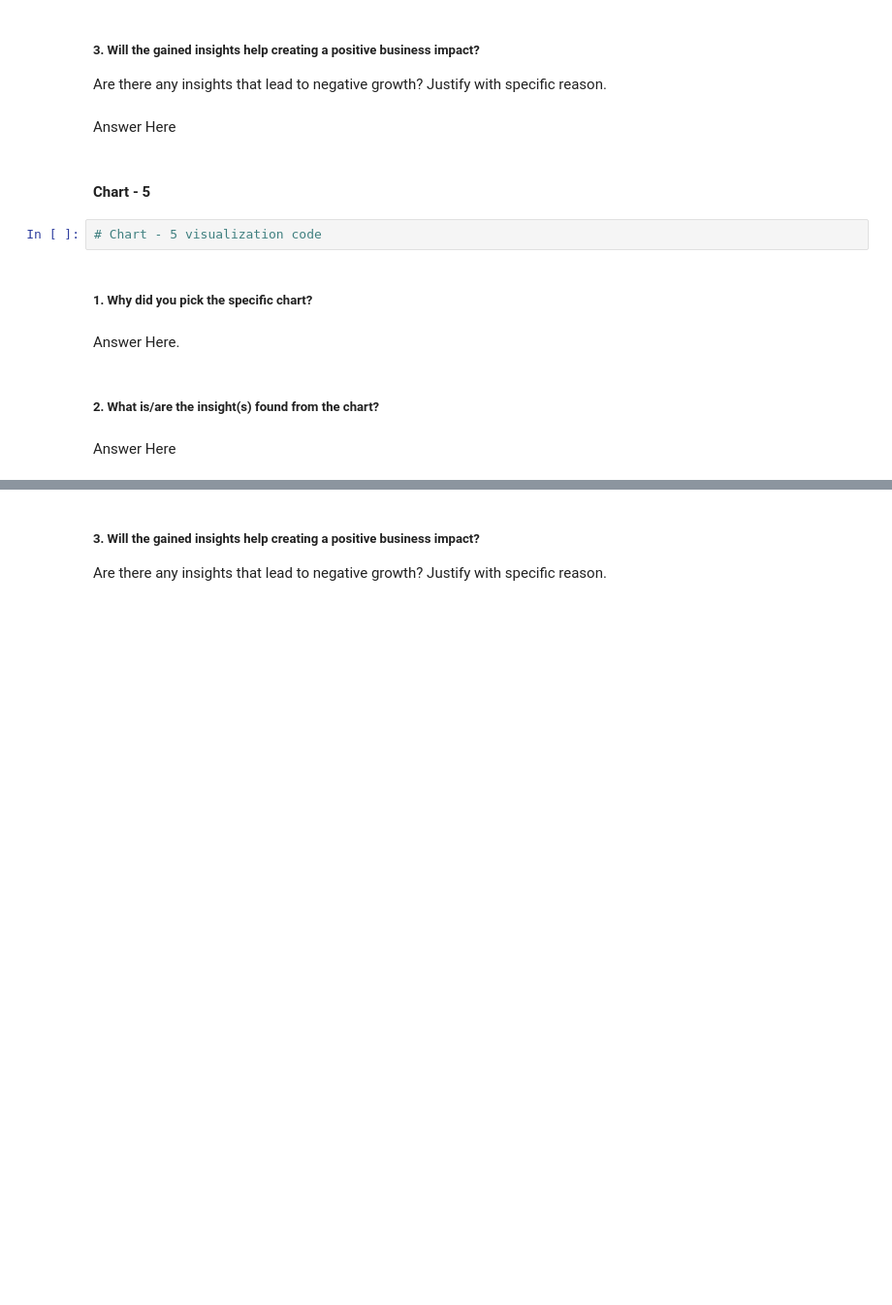
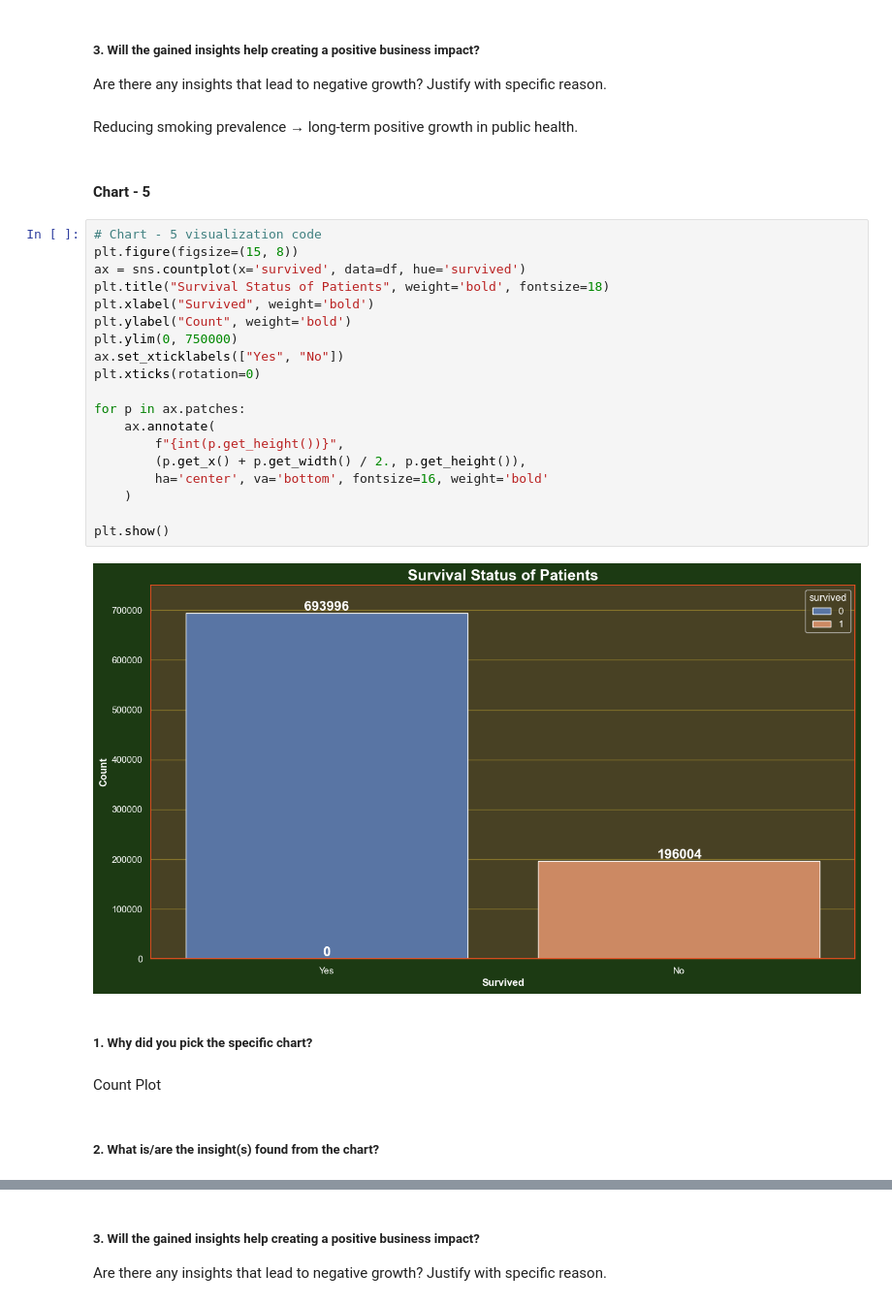
Before and after one commit to KushangShah/Lung-Cancer-Prediction, a Jupyter notebook: Lung Cancer - NoteBook.ipynb, the cells around one changed output, grey strips where cells are left out. Shown at 97% size. Drawn from its saved outputs; the diff is of its cells as text; blank space fills up the shorter version.

```diff
--- a/Lung Cancer - NoteBook.ipynb
+++ b/Lung Cancer - NoteBook.ipynb
@@ -617,17 +665,34 @@ Answer Here
 # %% [markdown]
 ##### 3. Will the gained insights help creating a positive business impact?
 Are there any insights that lead to negative growth? Justify with specific reason.
-# %% [markdown]
-Answer Here
+# %% [markdown]
+Reducing smoking prevalence → long-term positive growth in public health.
 # %% [markdown]
 #### Chart - 5
-# %%
-# Chart - 5 visualization code
+# %%
+# Chart - 5 visualization code
+plt.figure(figsize=(15, 8))
+ax = sns.countplot(x='survived', data=df, hue='survived')
+plt.title("Survival Status of Patients", weight='bold', fontsize=18)
+plt.xlabel("Survived", weight='bold')
+plt.ylabel("Count", weight='bold')
+plt.ylim(0, 750000)
+ax.set_xticklabels(["Yes", "No"])
+plt.xticks(rotation=0)
+
+for p in ax.patches:
+    ax.annotate(
+        f"{int(p.get_height())}",
+        (p.get_x() + p.get_width() / 2., p.get_height()),
+        ha='center', va='bottom', fontsize=16, weight='bold'
+    )
+
+plt.show()
+# %% [output]
+[figure, added]
 # %% [markdown]
 ##### 1. Why did you pick the specific chart?
-# %% [markdown]
-Answer Here.
+# %% [markdown]
+Count Plot
 # %% [markdown]
 ##### 2. What is/are the insight(s) found from the chart?
-# %% [markdown]
-Answer Here
```
Also changed, not shown: parts of 48 cells of this notebook.
